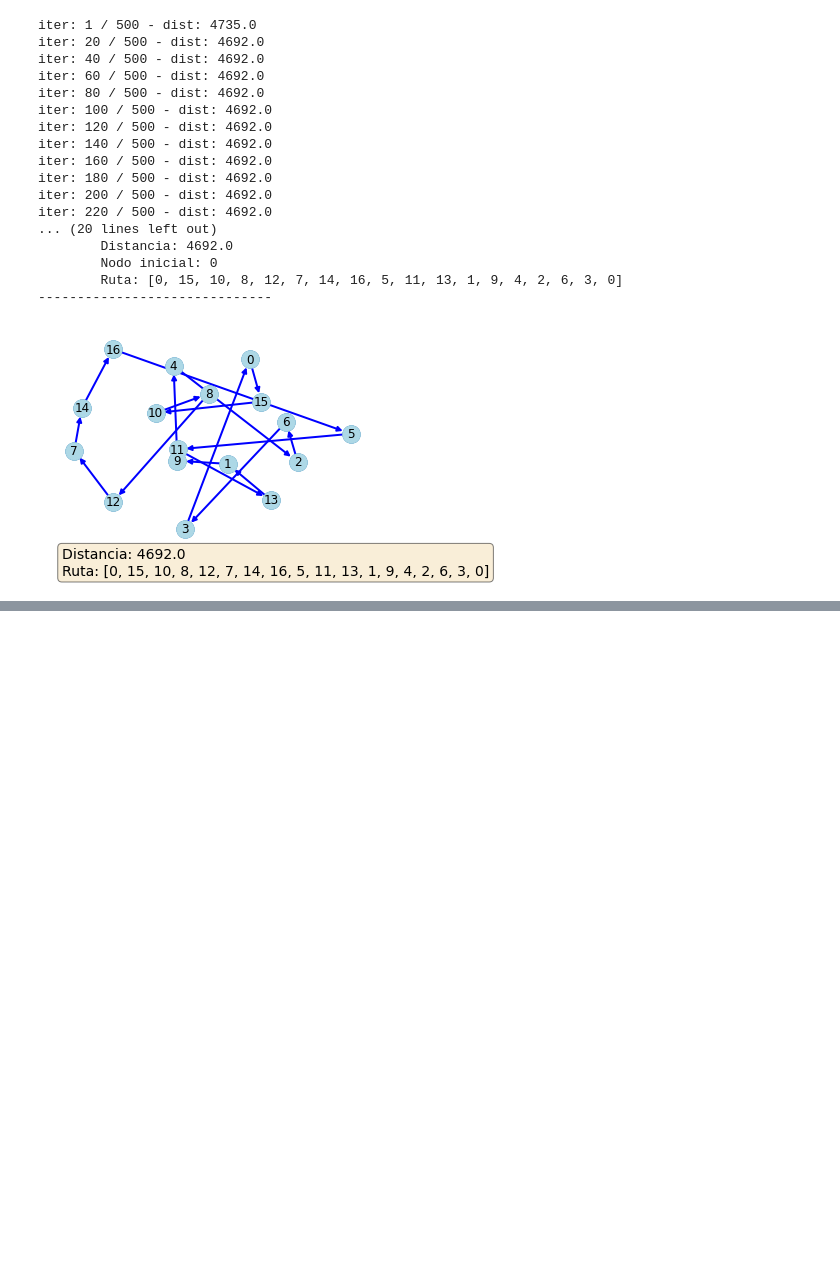
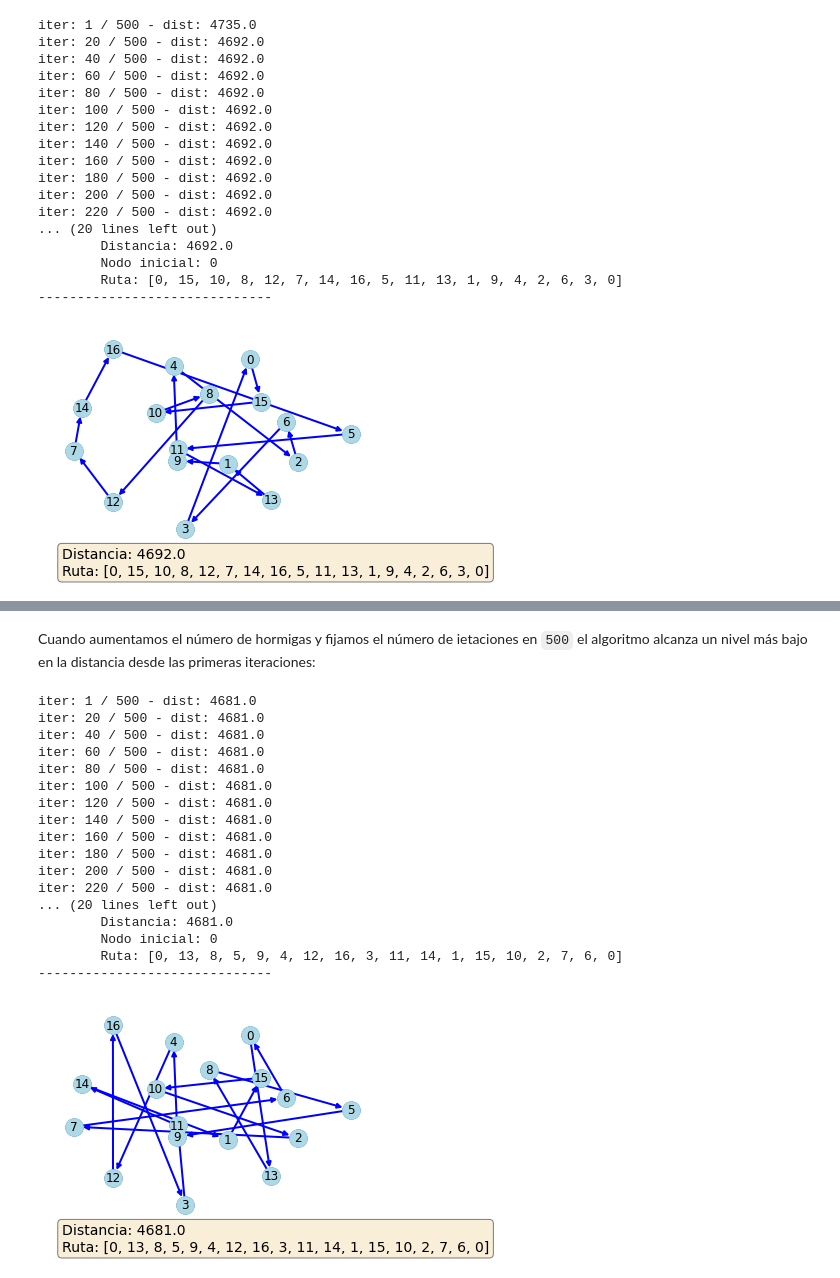
Before and after one commit to optimizacion-2-2021-1-gh-classroom/practica-2-primera-parte-ltejadal, a Jupyter notebook: reporte_equipo_10_parte_1_practica_2.ipynb, the cells around one changed output, grey strips where cells are left out. Drawn from its saved outputs; the diff is of its cells as text; code cells hidden in the pictures; blank space fills up the shorter version.

```diff
--- a/reporte_equipo_10_parte_1_practica_2.ipynb
+++ b/reporte_equipo_10_parte_1_practica_2.ipynb
@@ -190,0 +209,24 @@ iter: 220 / 500 - dist: 4692.0
+# %% [markdown]
+Cuando aumentamos el número de hormigas y fijamos el número de ietaciones en `500` el algoritmo alcanza un nivel más bajo en la distancia desde las primeras iteraciones:
+# %%
+# antcolony
+ruta, dist = ant_colony(G, dic_dists, init=0, ants=10, max_iter=500, verbose=20)
+# %% [output]
+iter: 1 / 500 - dist: 4681.0
+iter: 20 / 500 - dist: 4681.0
+iter: 40 / 500 - dist: 4681.0
+iter: 60 / 500 - dist: 4681.0
+iter: 80 / 500 - dist: 4681.0
+iter: 100 / 500 - dist: 4681.0
+iter: 120 / 500 - dist: 4681.0
+iter: 140 / 500 - dist: 4681.0
+iter: 160 / 500 - dist: 4681.0
+iter: 180 / 500 - dist: 4681.0
+iter: 200 / 500 - dist: 4681.0
+iter: 220 / 500 - dist: 4681.0
+... (20 lines left out)
+        Distancia: 4681.0
+        Nodo inicial: 0
+        Ruta: [0, 13, 8, 5, 9, 4, 12, 16, 3, 11, 14, 1, 15, 10, 2, 7, 6, 0]
+------------------------------
+[figure, added]
```
Also changed, not shown: parts of 9 cells of this notebook.
